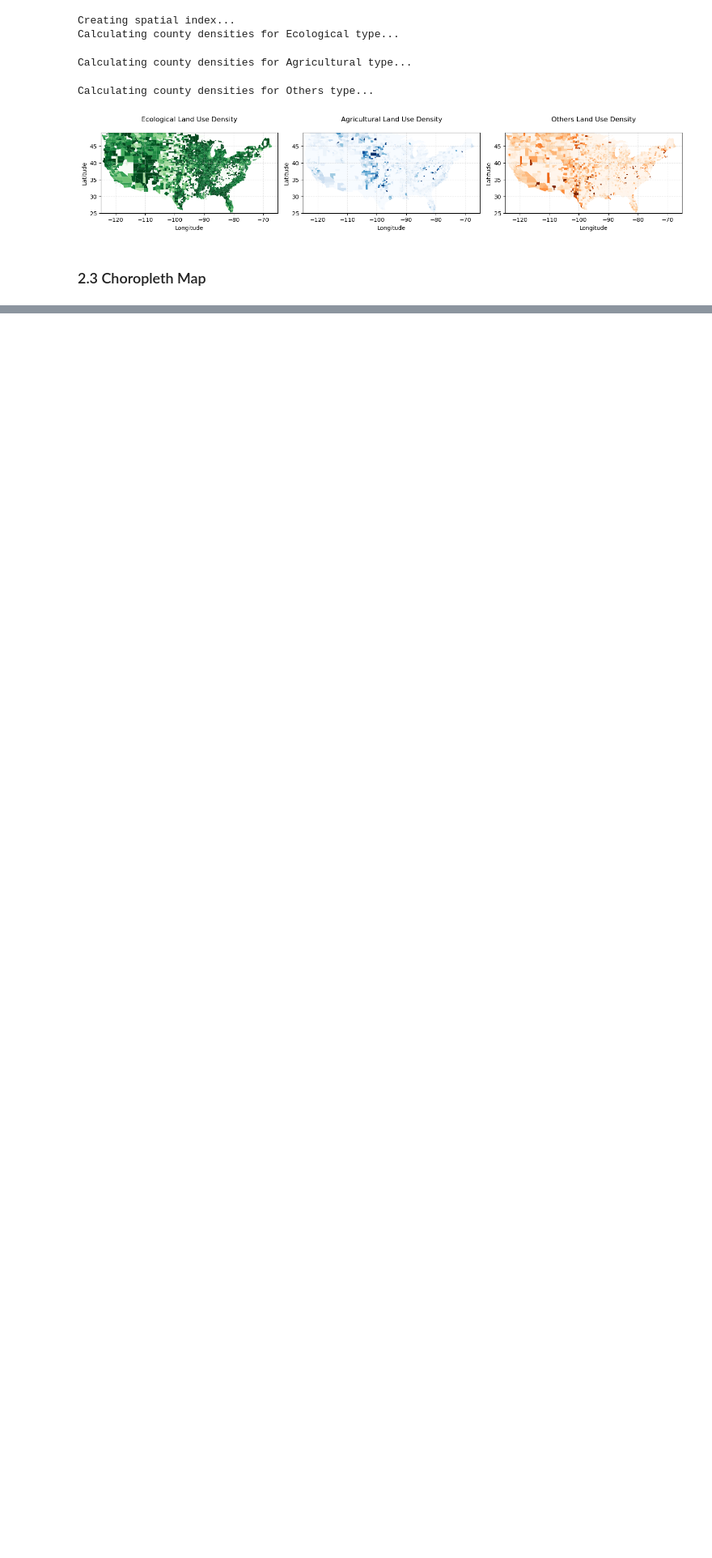
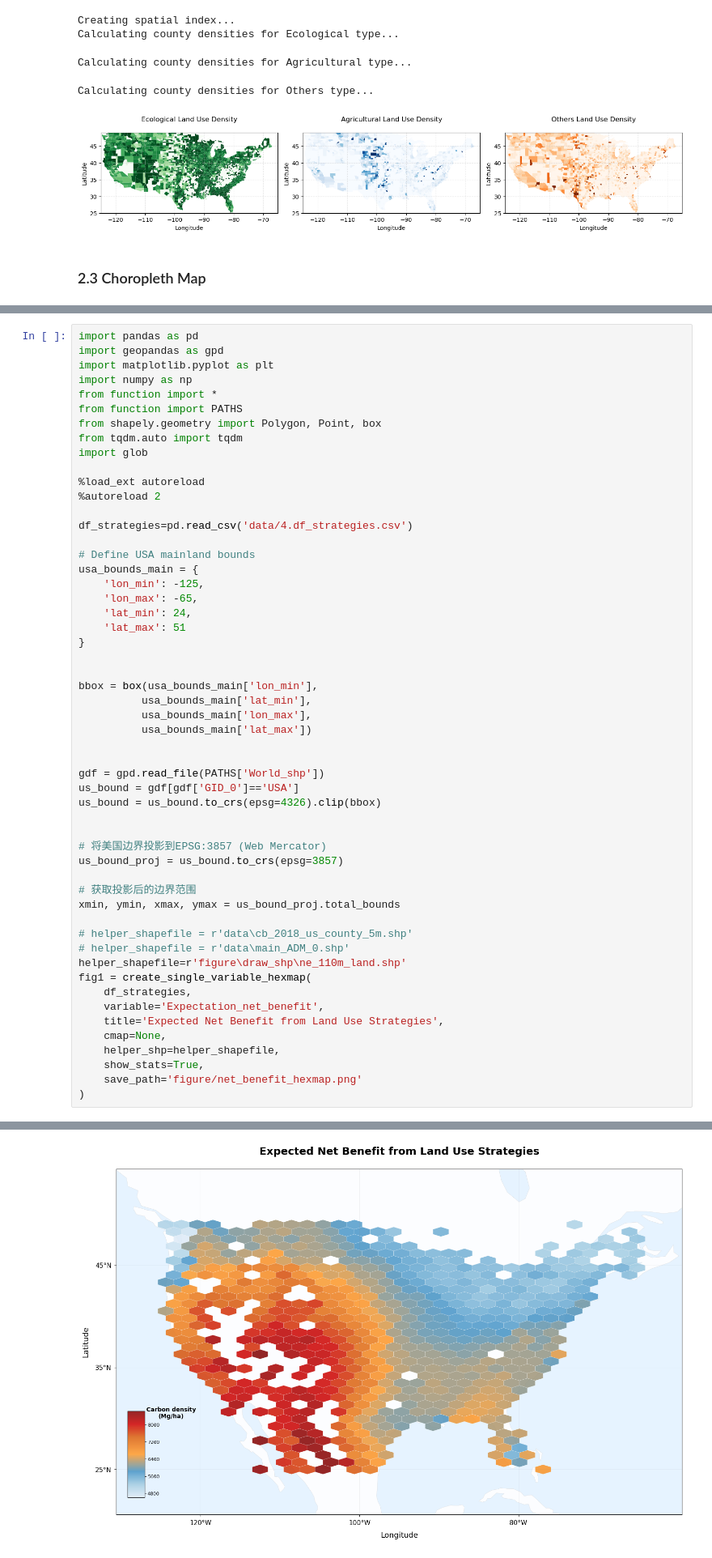
Before and after one commit to px39n/Landuse_Zhong, a Jupyter notebook: 6.3 Figure2_Emission.ipynb, the cells around one changed output, grey strips where cells are left out. Shown at 81% size. Saved outputs shown, nothing was run; the diff lists cells and outputs as text; blank space fills up the shorter version.

```diff
--- a/6.3 Figure2_Emission.ipynb
+++ b/6.3 Figure2_Emission.ipynb
@@ -439,0 +447,55 @@ Calculating county densities for Others type...
+# %%
+import pandas as pd
+import geopandas as gpd
+import matplotlib.pyplot as plt
+import numpy as np
+from function import *
+from function import PATHS
+from shapely.geometry import Polygon, Point, box
+from tqdm.auto import tqdm
+import glob
+
+%load_ext autoreload
+%autoreload 2
+
+df_strategies=pd.read_csv('data/4.df_strategies.csv')
+
+# Define USA mainland bounds
+usa_bounds_main = {
+    'lon_min': -125,
+    'lon_max': -65,
+    'lat_min': 24,
+    'lat_max': 51
+}
+
+
+bbox = box(usa_bounds_main['lon_min'],
+          usa_bounds_main['lat_min'],
+          usa_bounds_main['lon_max'],
+          usa_bounds_main['lat_max'])
+
+
+gdf = gpd.read_file(PATHS['World_shp'])
+us_bound = gdf[gdf['GID_0']=='USA']
+us_bound = us_bound.to_crs(epsg=4326).clip(bbox)
+
+
+# 将美国边界投影到EPSG:3857 (Web Mercator)
+us_bound_proj = us_bound.to_crs(epsg=3857)
+
+# 获取投影后的边界范围
+xmin, ymin, xmax, ymax = us_bound_proj.total_bounds
+
+# helper_shapefile = r'data\cb_2018_us_county_5m.shp'
+# helper_shapefile = r'data\main_ADM_0.shp'
+helper_shapefile=r'figure\draw_shp\ne_110m_land.shp'
+fig1 = create_single_variable_hexmap(
+    df_strategies,
+    variable='Expectation_net_benefit',
+    title='Expected Net Benefit from Land Use Strategies',
+    cmap=None,
+    helper_shp=helper_shapefile,
+    show_stats=True,
+    save_path='figure/net_benefit_hexmap.png'
+)
+# %% [output]
@@ -439,0 +505 @@ Calculating county densities for Others type...
+[figure, added]
```
Also changed, not shown: parts of 15 cells of this notebook, 26 other files.
